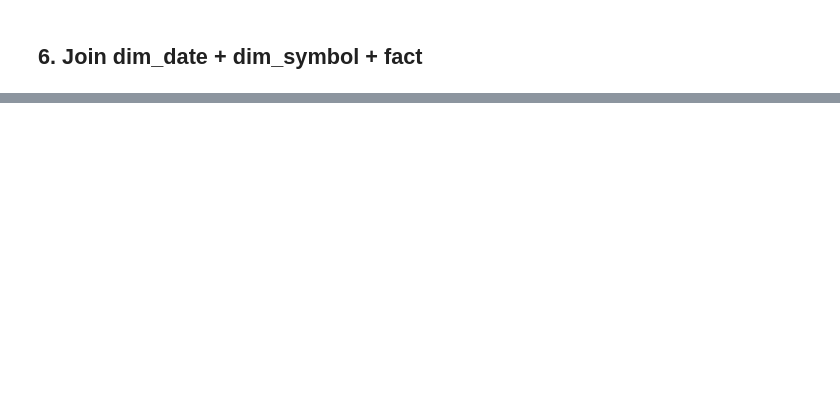
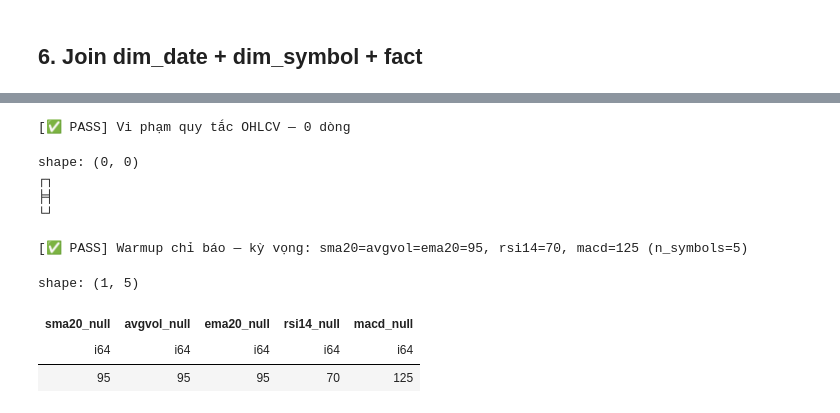
Before and after one commit to DPlayerGod/hose-stock-lakehouse, a Jupyter notebook: notebook/04_read_clickhouse_tables.ipynb, the cells around one changed output, grey strips where cells are left out. Cells and saved outputs as stored; diff of their text form; code cells hidden in the pictures; blank space fills up the shorter version.

```diff
--- a/notebook/04_read_clickhouse_tables.ipynb
+++ b/notebook/04_read_clickhouse_tables.ipynb
@@ -262,0 +468,55 @@ latest_week.head(20)
+# %%
+# Check 4: Vi phạm quy tắc OHLCV (high>=low, high>=open/close, low<=open/close, giá>0, volume>=0)
+ohlcv_violations = query_to_polars(
+    """
+    SELECT trading_date, symbol_key, open_price, high_price, low_price, close_price, volume
+    FROM fact_hose_daily_market
+    WHERE NOT (
+        high_price >= low_price
+        AND high_price >= open_price AND high_price >= close_price
+        AND low_price  <= open_price AND low_price  <= close_price
+        AND low_price > 0 AND volume >= 0
+    )
+    ORDER BY trading_date, symbol_key
+    """
+)
+show_check("Vi phạm quy tắc OHLCV", ohlcv_violations, ok_when_empty=True)
+ohlcv_violations
+# %% [output]
+[✅ PASS] Vi phạm quy tắc OHLCV — 0 dòng
+shape: (0, 0)
+┌┐
+╞╡
+└┘
+# %%
+# Check 5: Số null của chỉ báo có khớp quy ước warmup không? (mọi chỉ báo đều null-warmup)
+#   sma20, avg_volume_20d, ema20 -> null 19 phiên đầu mỗi mã (đủ 20 phiên mới có)
+#   rsi14                        -> null 14 phiên đầu mỗi mã
+#   macd  (= ema12 - ema26)      -> null 25 phiên đầu mỗi mã (đủ 26 phiên, leg ema26)
+n_symbols = query_to_polars("SELECT count() AS n FROM dim_symbol")["n"][0]
+warmup = query_to_polars(
+    """
+    SELECT
+        countIf(sma20 IS NULL)          AS sma20_null,
+        countIf(avg_volume_20d IS NULL) AS avgvol_null,
+        countIf(ema20 IS NULL)          AS ema20_null,
+        countIf(rsi14 IS NULL)          AS rsi14_null,
+        countIf(macd IS NULL)           AS macd_null
+    FROM fact_hose_daily_market
+    """
+)
+exp_w20, exp_rsi, exp_macd = n_symbols * 19, n_symbols * 14, n_symbols * 25
+r = warmup.row(0, named=True)
+ok = (
+    r["sma20_null"] == exp_w20 and r["avgvol_null"] == exp_w20 and r["ema20_null"] == exp_w20
+    and r["rsi14_null"] == exp_rsi and r["macd_null"] == exp_macd
+)
+print(f"[{'✅ PASS' if ok else '❌ FAIL'}] Warmup chỉ báo — kỳ vọng: "
+      f"sma20=avgvol=ema20={exp_w20}, rsi14={exp_rsi}, macd={exp_macd} (n_symbols={n_symbols})")
+warmup
+# %% [output]
+[✅ PASS] Warmup chỉ báo — kỳ vọng: sma20=avgvol=ema20=95, rsi14=70, macd=125 (n_symbols=5)
+shape: (1, 5)
+| sma20_null | avgvol_null | ema20_null | rsi14_null | macd_null |
+| i64 | i64 | i64 | i64 | i64 |
+| 95 | 95 | 95 | 70 | 125 |
```
Also changed, not shown: parts of 16 cells of this notebook, 10 other files.
